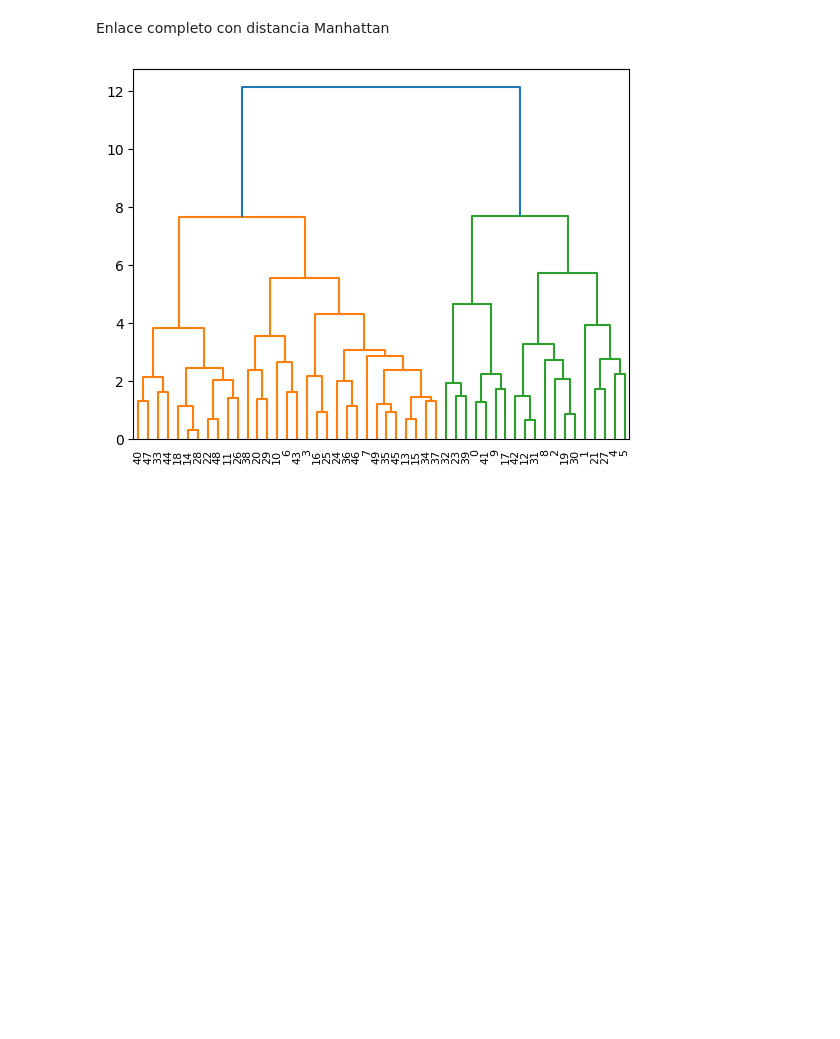
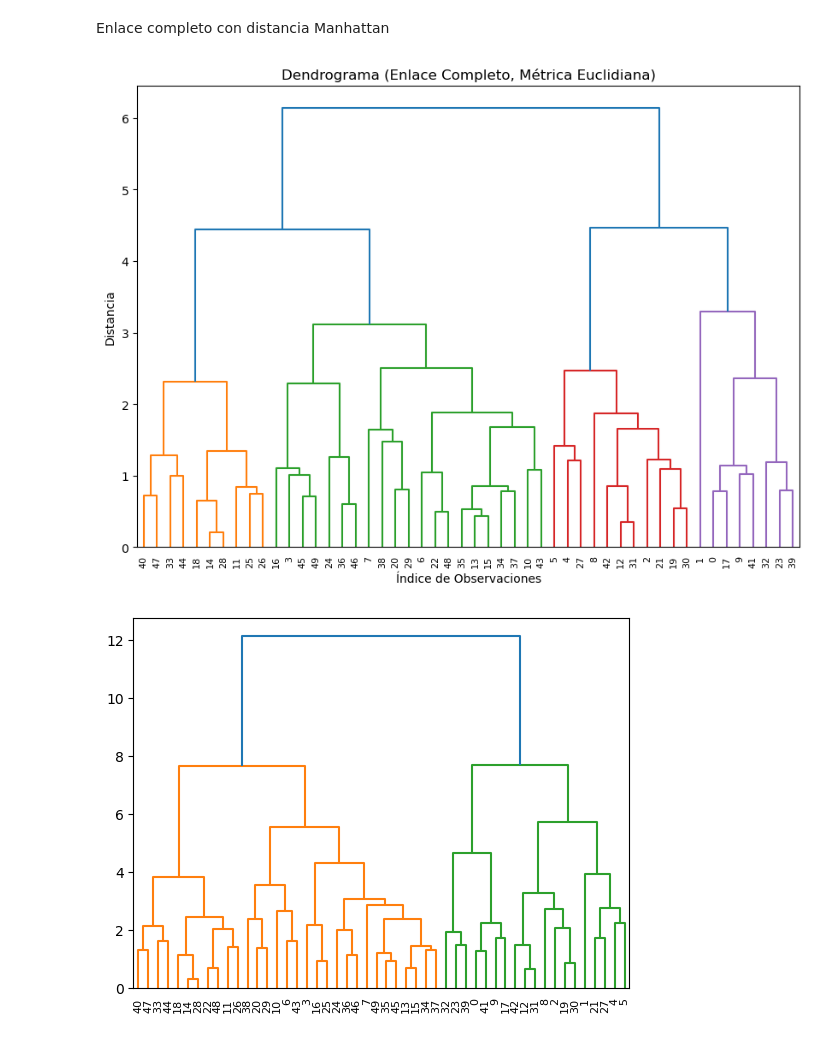
Before and after one commit to mjfura/Laboratorio-ML-Aprendizaje, a Jupyter notebook: aprendizaje-no-supervizado/laboratorio_1.ipynb, the cells around one changed output. Saved outputs shown, nothing was run; the diff lists cells and outputs as text; code cells hidden in the pictures; blank space fills up the shorter version.

```diff
--- a/aprendizaje-no-supervizado/laboratorio_1.ipynb
+++ b/aprendizaje-no-supervizado/laboratorio_1.ipynb
@@ -134,6 +192,17 @@ plt.show()
 [figure]
 # %% [markdown]
 Enlace completo con distancia Manhattan
+# %%
+# Enlace Completo con Métrica Euclidiana
+linkage_matrix = linkage(df_usa_arrests_scaled, method="complete", metric="euclidean")
+plt.figure(figsize=(10, 7))
+dendrogram(linkage_matrix)
+plt.title("Dendrograma (Enlace Completo, Métrica Euclidiana)")
+plt.xlabel("Índice de Observaciones")
+plt.ylabel("Distancia")
+plt.show()
+# %% [output]
+[figure, added]
 # %%
 linkage_matrix = linkage(df_usa_arrests_scaled, method="complete", metric="cityblock")
 dendrogram(linkage_matrix)
```
Also changed, not shown: parts of 16 cells of this notebook.
